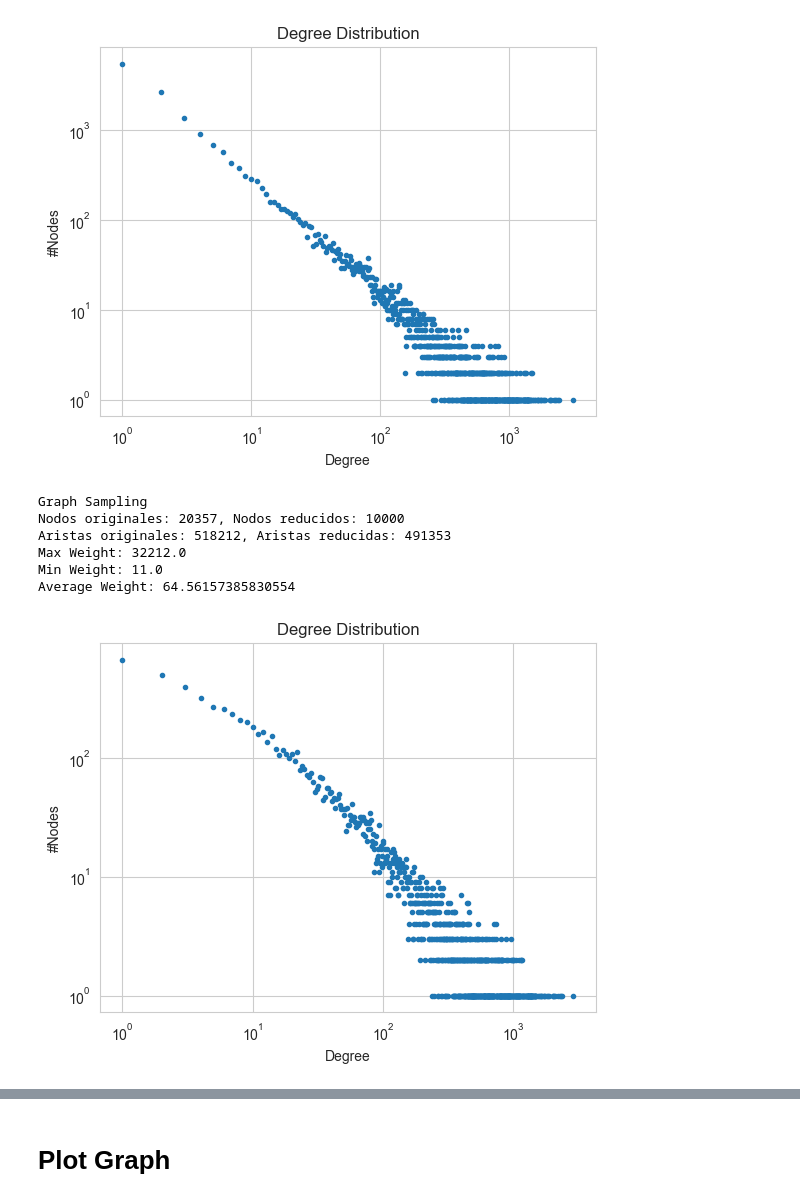
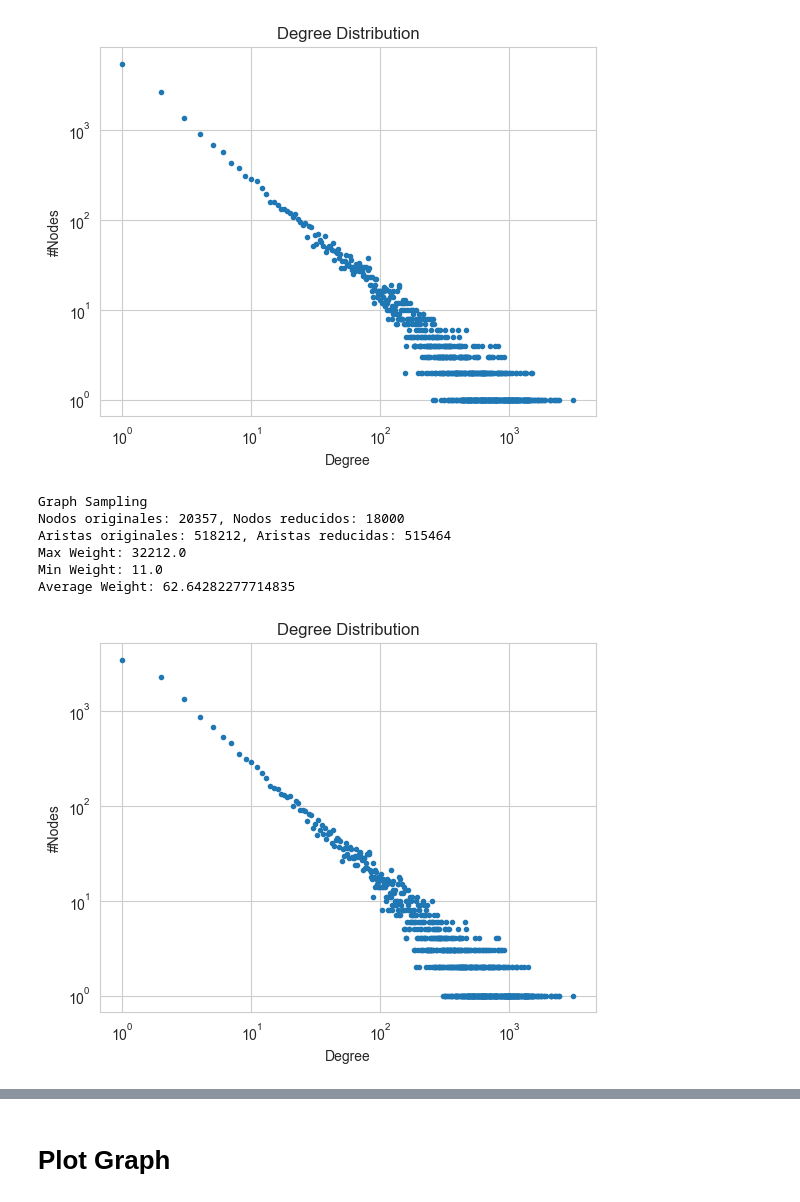
Before and after one commit to LuisFelipePoma/Spotify_Complex_Network, a Jupyter notebook: src/notebooks/graph_weight.ipynb, the cells around one changed output, grey strips where cells are left out. Saved outputs shown, nothing was run; the diff lists cells and outputs as text; code cells hidden in the pictures.

```diff
--- a/src/notebooks/graph_weight.ipynb
+++ b/src/notebooks/graph_weight.ipynb
@@ -180,17 +180,17 @@ Graph
 [figure]
 # %%
 print("Graph Sampling")
-G = graph_sampling(G, 10_000)
+G = graph_sampling(G, 18_000)
 show_weight(G)
 plot_powerlaw(G)
 # %% [output]
 Graph Sampling
-Nodos originales: 20357, Nodos reducidos: 10000
-Aristas originales: 518212, Aristas reducidas: 491353
+Nodos originales: 20357, Nodos reducidos: 18000
+Aristas originales: 518212, Aristas reducidas: 515464
 Max Weight: 32212.0
 Min Weight: 11.0
-Average Weight: 64.56157385830554
+Average Weight: 62.64282277714835
-[figure, old version]
+[figure, new version]
 # %%
 print("Edge Shedding")
 G = edge_shedding(G)
```
Also changed, not shown: parts of 10 cells of this notebook, 6 other files.
